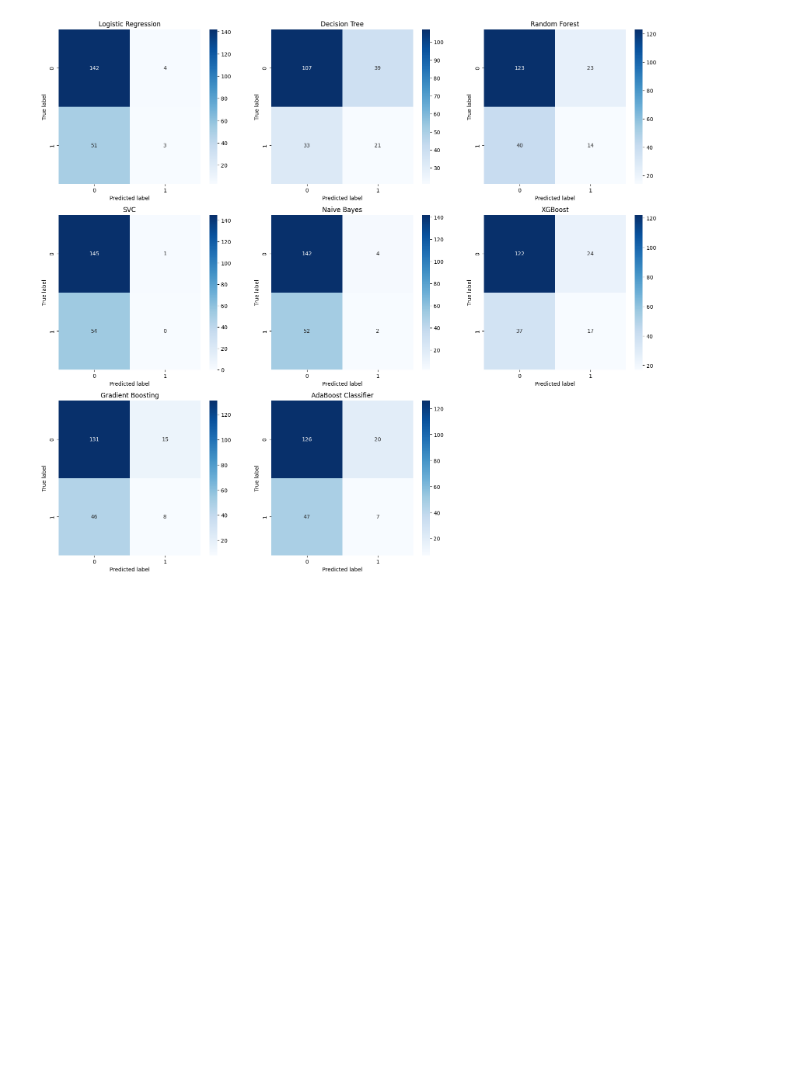
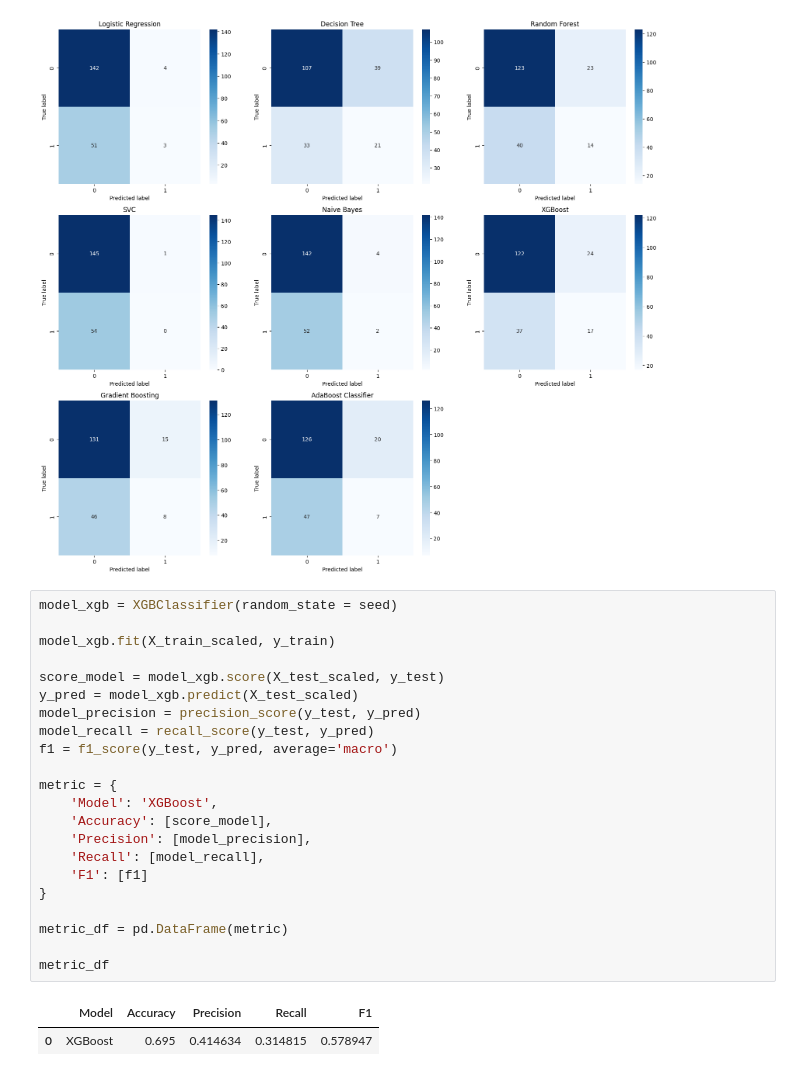
Before and after one commit to YuriCatramby/ds-clf-churn-prediction, a Jupyter notebook: project-model.ipynb, the cells around one changed output. Saved outputs shown, nothing was run; the diff lists cells and outputs as text; blank space fills up the shorter version.

```diff
--- a/project-model.ipynb
+++ b/project-model.ipynb
@@ -306,3 +304,28 @@ for i in range(len(models)):
 plt.show()
 # %% [output]
 [figure]
+# %%
+model_xgb = XGBClassifier(random_state = seed)
+
+model_xgb.fit(X_train_scaled, y_train)
+
+score_model = model_xgb.score(X_test_scaled, y_test)
+y_pred = model_xgb.predict(X_test_scaled)
+model_precision = precision_score(y_test, y_pred)
+model_recall = recall_score(y_test, y_pred)
+f1 = f1_score(y_test, y_pred, average='macro')
+
+metric = {
+    'Model': 'XGBoost',
+    'Accuracy': [score_model],
+    'Precision': [model_precision],
+    'Recall': [model_recall],
+    'F1': [f1]
+}
+
+metric_df = pd.DataFrame(metric)
+
+metric_df
+# %% [output]
+|  | Model | Accuracy | Precision | Recall | F1 |
+| 0 | XGBoost | 0.695 | 0.414634 | 0.314815 | 0.578947 |
```
Also changed, not shown: parts of 1 cell of this notebook, 2 other files.
